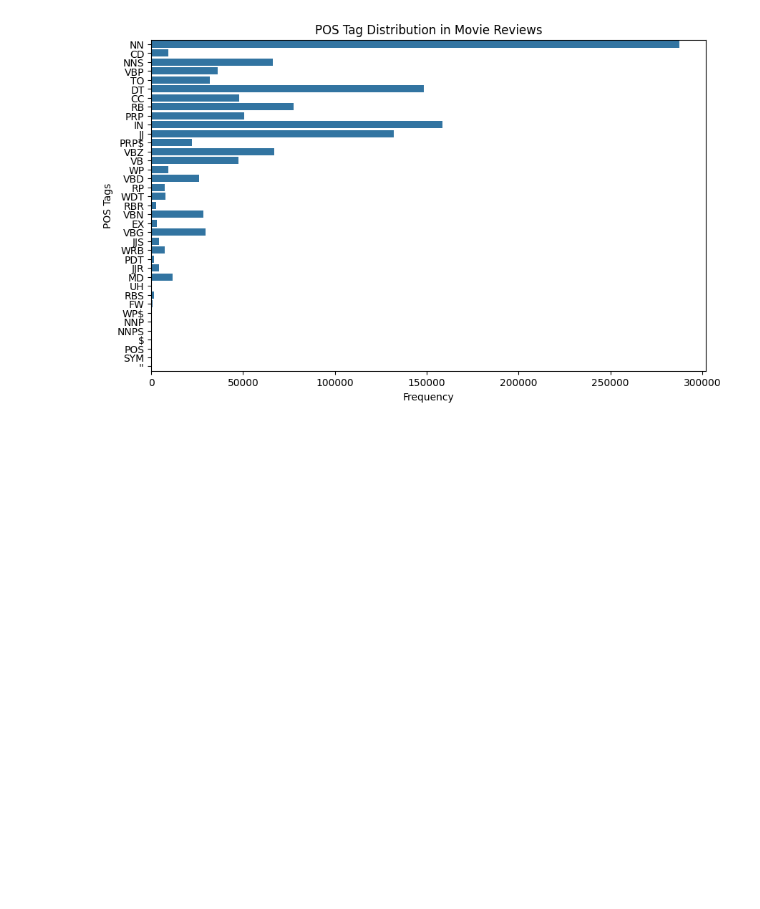
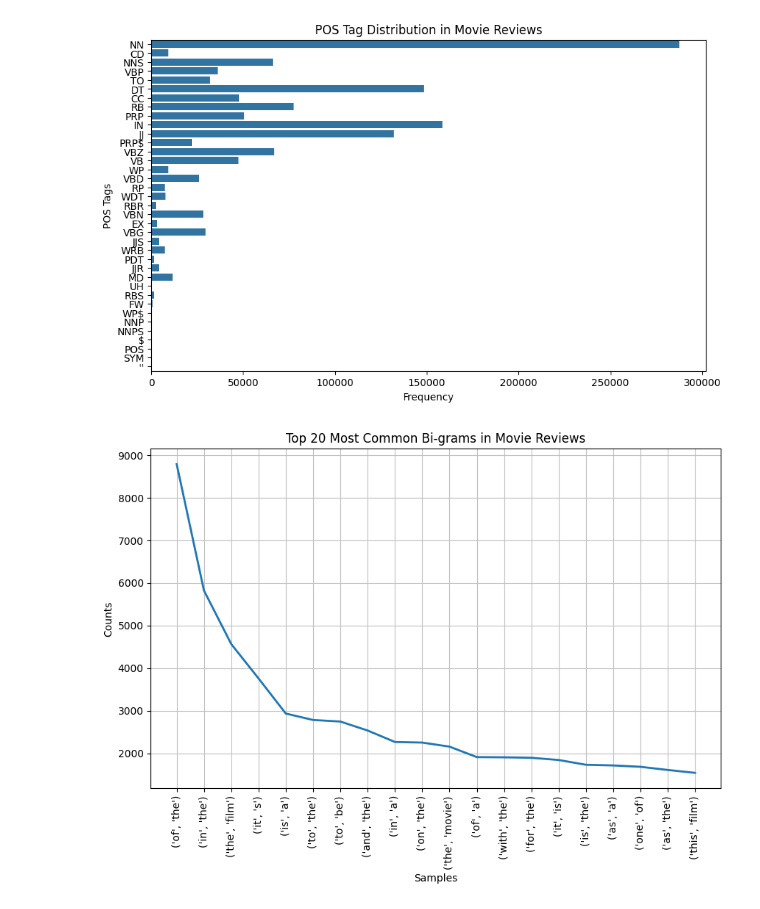
Before and after one commit to ashababnoor/code-bits, a Jupyter notebook: data-science/natural-language-processing/sentiment-analysis/sentiment-analysis.ipynb, the cells around one changed output. Cells and saved outputs as stored; diff of their text form; code cells hidden in the pictures; blank space fills up the shorter version.

Commit message:
added N-gram visualization in sentiment analysis notebook

```diff
--- a/data-science/natural-language-processing/sentiment-analysis/sentiment-analysis.ipynb
+++ b/data-science/natural-language-processing/sentiment-analysis/sentiment-analysis.ipynb
@@ -92,3 +92,21 @@ plt.xlabel('Frequency')
 plt.show()
 # %% [output]
 [figure]
+# %%
+from nltk.util import ngrams
+
+# Generate bi-grams
+bi_grams = list(ngrams(words, 2))
+
+# Create frequency distribution of bi-grams
+bi_gram_freq = FreqDist(bi_grams)
+
+# Plot the most common 20 bi-grams
+plt.figure(figsize=(10, 6))
+plt.title('Top 20 Most Common Bi-grams in Movie Reviews')
+plt.xlabel('Bi-grams')
+plt.ylabel('Frequency')
+bi_gram_freq.plot(20)
+plt.show()
+# %% [output]
+[figure, added]
```
